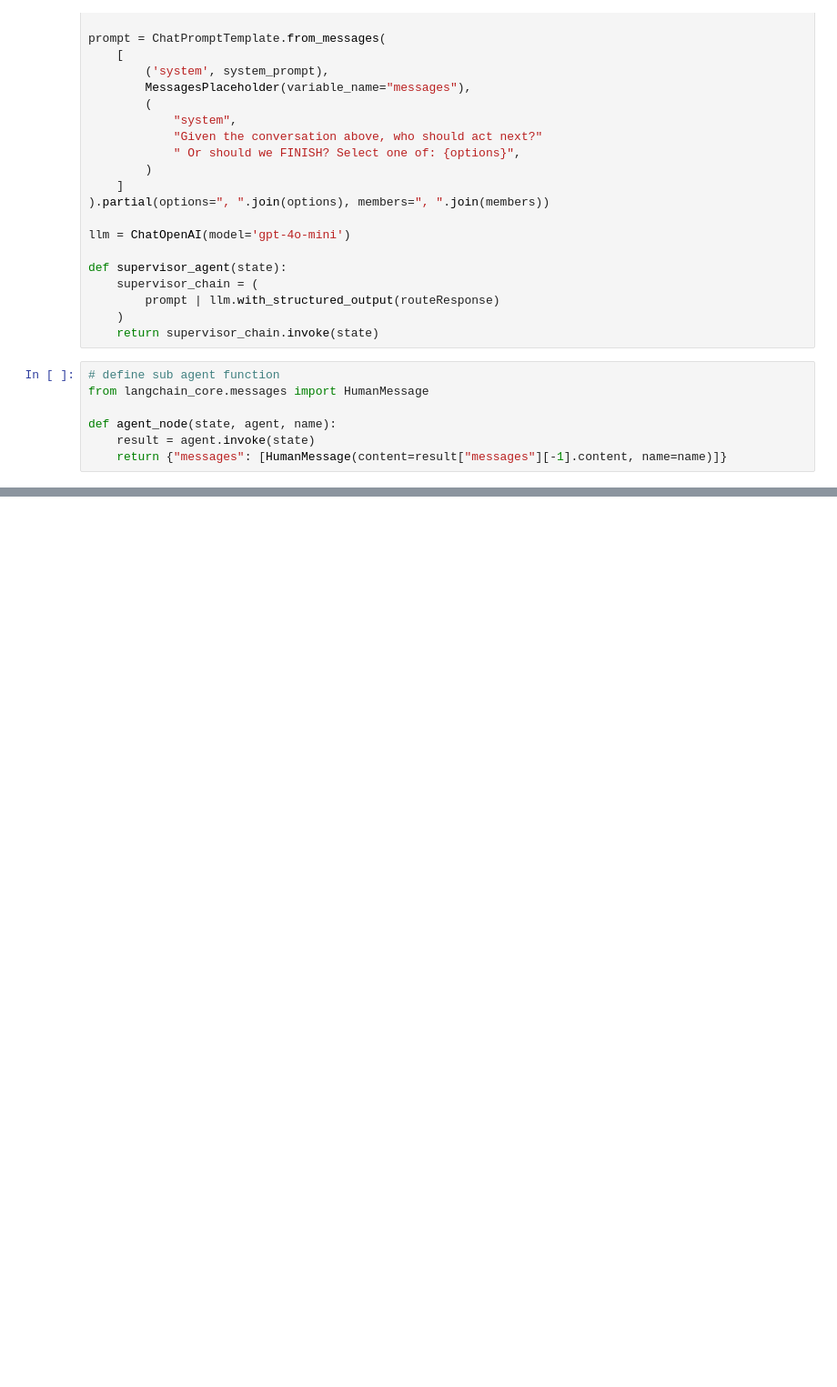
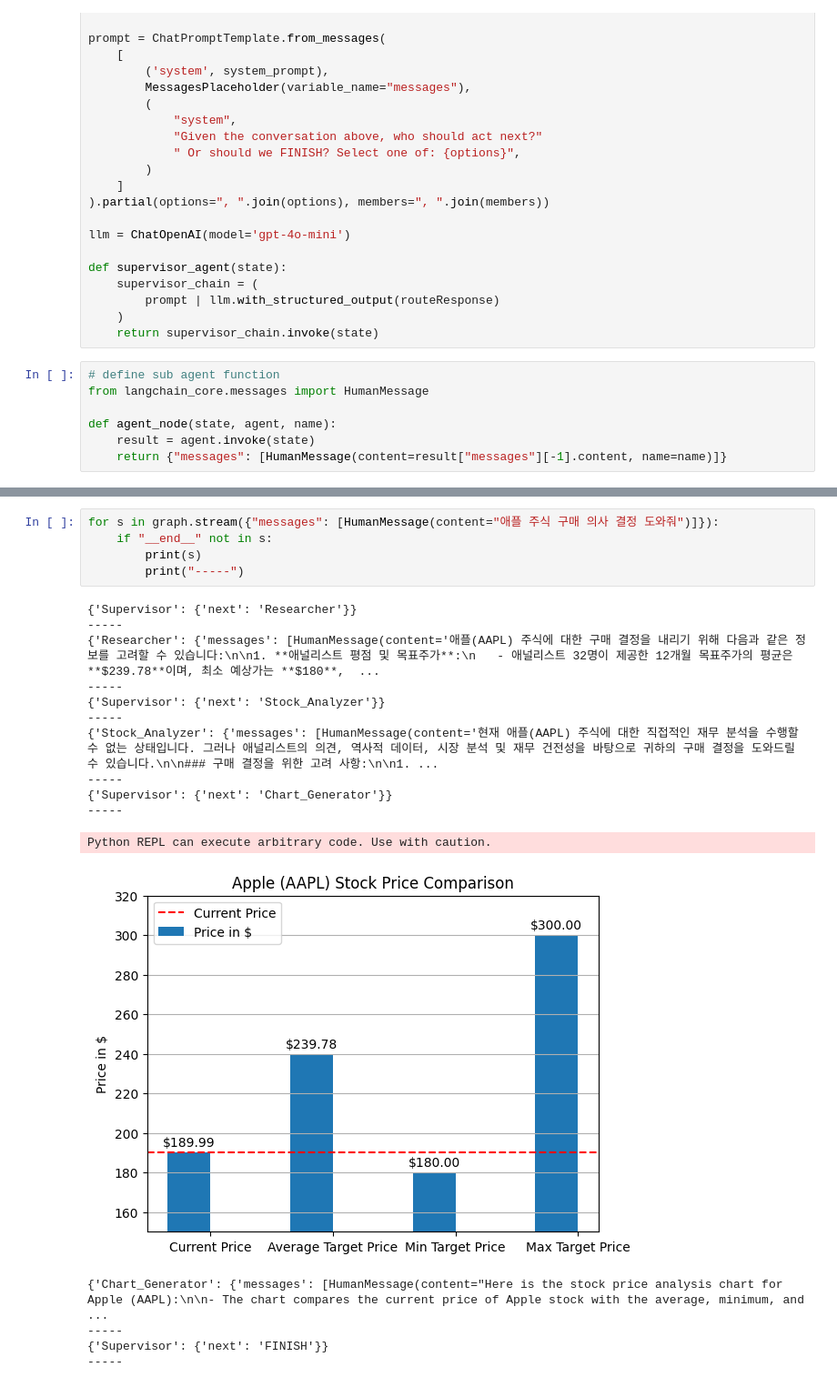
Before and after one commit to ahn283/learning, a Jupyter notebook: llm/agent/projects/stock_evaluation.ipynb, the cells around one changed output, grey strips where cells are left out. Shown: that part at 91% size. Drawn from its saved outputs; the diff is of its cells as text; blank space fills up the shorter version.

```diff
--- a/llm/agent/projects/stock_evaluation.ipynb
+++ b/llm/agent/projects/stock_evaluation.ipynb
@@ -136,0 +209,22 @@ def agent_node(state, agent, name):
+# %%
+for s in graph.stream({"messages": [HumanMessage(content="애플 주식 구매 의사 결정 도와줘")]}):
+    if "__end__" not in s:
+        print(s)
+        print("-----")
+# %% [output]
+{'Supervisor': {'next': 'Researcher'}}
+-----
+{'Researcher': {'messages': [HumanMessage(content='애플(AAPL) 주식에 대한 구매 결정을 내리기 위해 다음과 같은 정보를 고려할 수 있습니다:\n\n1. **애널리스트 평점 및 목표주가**:\n   - 애널리스트 32명이 제공한 12개월 목표주가의 평균은 **$239.78**이며, 최소 예상가는 **$180**,  ...
+-----
+{'Supervisor': {'next': 'Stock_Analyzer'}}
+-----
+{'Stock_Analyzer': {'messages': [HumanMessage(content='현재 애플(AAPL) 주식에 대한 직접적인 재무 분석을 수행할 수 없는 상태입니다. 그러나 애널리스트의 의견, 역사적 데이터, 시장 분석 및 재무 건전성을 바탕으로 귀하의 구매 결정을 도와드릴 수 있습니다.\n\n### 구매 결정을 위한 고려 사항:\n\n1. ...
+-----
+{'Supervisor': {'next': 'Chart_Generator'}}
+-----
+Python REPL can execute arbitrary code. Use with caution.
+[figure, added]
+{'Chart_Generator': {'messages': [HumanMessage(content="Here is the stock price analysis chart for Apple (AAPL):\n\n- The chart compares the current price of Apple stock with the average, minimum, and ...
+-----
+{'Supervisor': {'next': 'FINISH'}}
+-----
```
Also changed, not shown: parts of 3 cells of this notebook, 1 other file.
